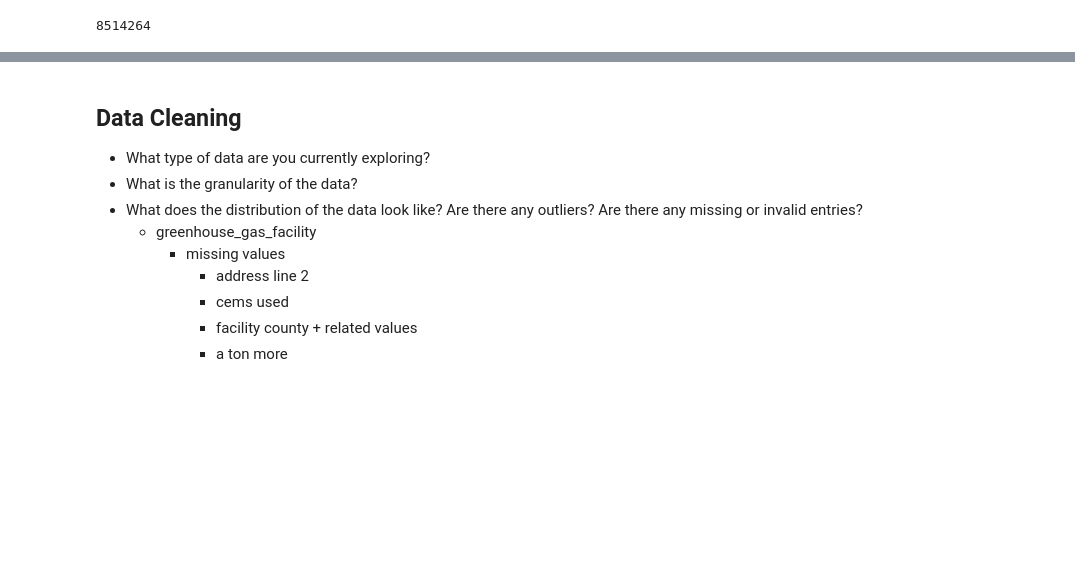
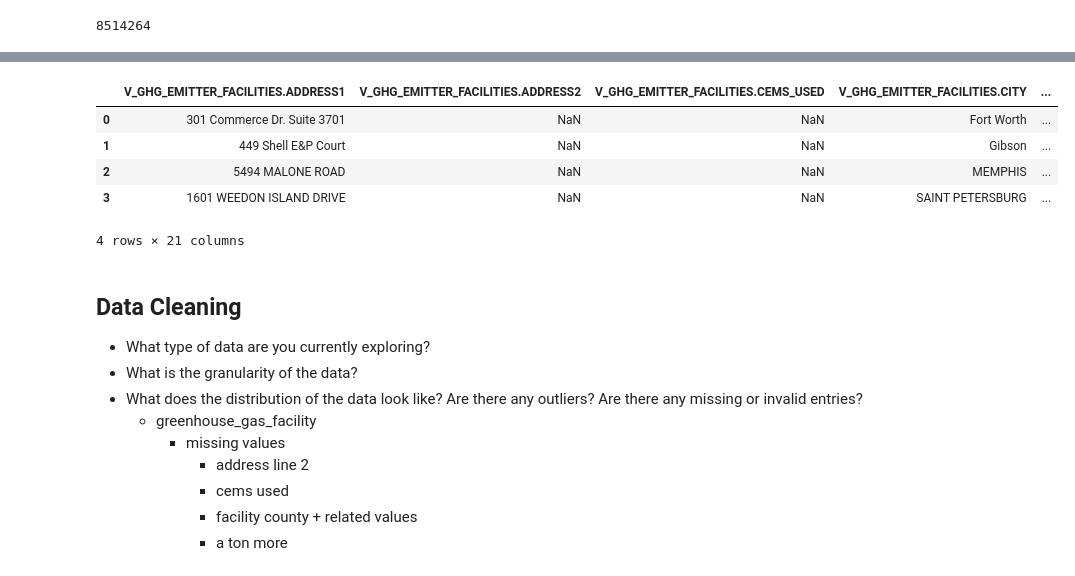
Before and after one commit to kalieknecht/data200-project, a Jupyter notebook: analysis/Analysis.ipynb, the cells around one changed output, grey strips where cells are left out. Saved outputs shown, nothing was run; the diff lists cells and outputs as text; code cells hidden in the pictures; blank space fills up the shorter version.

```diff
--- a/analysis/Analysis.ipynb
+++ b/analysis/Analysis.ipynb
@@ -130,3 +186,12 @@ Name: cc, Length: 180, dtype: int64
+# %%
+greenhouse_gas_facility.head(4)
+# %% [output]
+|  | V_GHG_EMITTER_FACILITIES.ADDRESS1 | V_GHG_EMITTER_FACILITIES.ADDRESS2 | V_GHG_EMITTER_FACILITIES.CEMS_USED | V_GHG_EMITTER_FACILITIES.CITY | ... |
+| 0 | 301 Commerce Dr. Suite 3701 | NaN | NaN | Fort Worth | ... |
+| 1 | 449 Shell E&P Court | NaN | NaN | Gibson | ... |
+| 2 | 5494 MALONE ROAD | NaN | NaN | MEMPHIS | ... |
+| 3 | 1601 WEEDON ISLAND DRIVE | NaN | NaN | SAINT PETERSBURG | ... |
+4 rows × 21 columns
 # %% [markdown]
 ## Data Cleaning
 * What type of data are you currently exploring?
```
Also changed, not shown: parts of 6 cells of this notebook.
